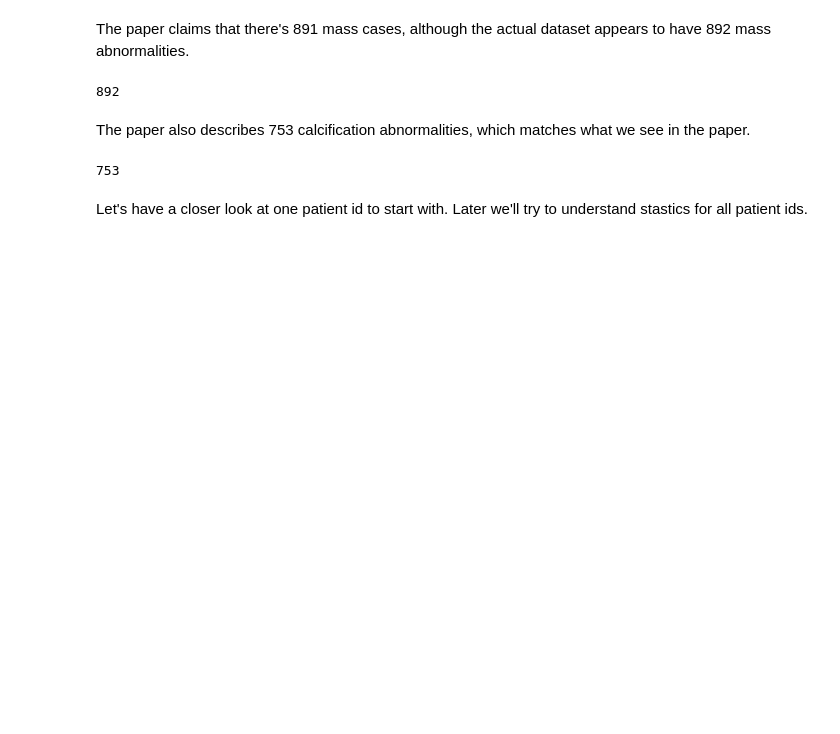
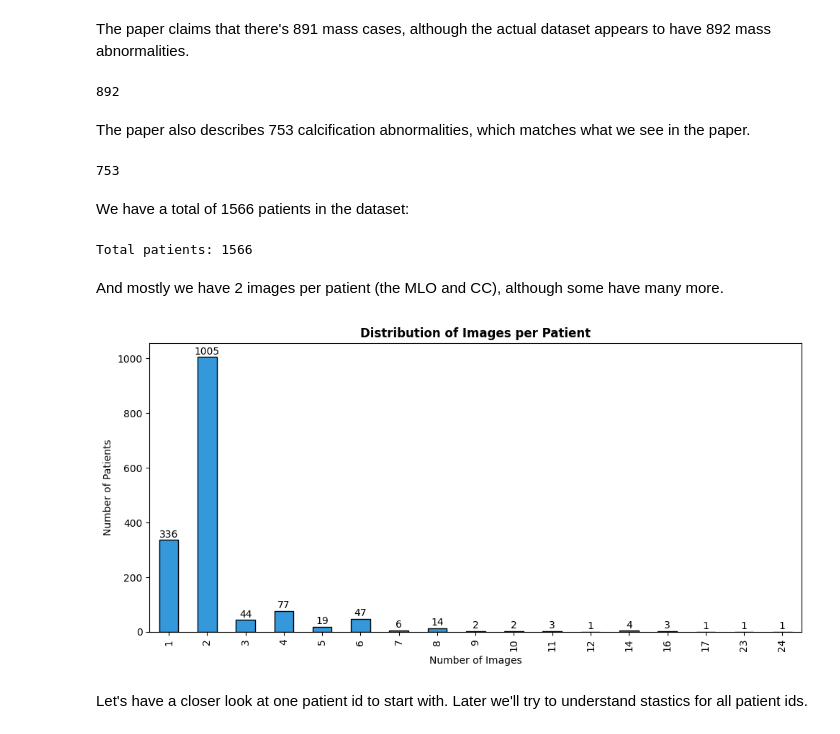
Before and after one commit to lextoumbourou/cm3070-final-project, a Jupyter notebook: notebooks/01-cbis-ddsm.ipynb, the cells around one changed output. Saved outputs shown, nothing was run; the diff lists cells and outputs as text; code cells hidden in the pictures; blank space fills up the shorter version.

```diff
--- a/notebooks/01-cbis-ddsm.ipynb
+++ b/notebooks/01-cbis-ddsm.ipynb
@@ -80,6 +82,27 @@ The paper also describes 753 calcification abnormalities, which matches what we
 len(all_df[all_df["abnormality type"] == "calcification"].patient_id.unique())
 # %% [output]
 753
+# %% [markdown]
+We have a total of 1566 patients in the dataset:
+# %%
+images_per_patient = all_df.groupby("patient_id").size()
+print(f"Total patients: {len(images_per_patient)}")
+# %% [output]
+Total patients: 1566
+# %% [markdown]
+And mostly we have 2 images per patient (the MLO and CC), although some have many more.
+# %%
+fig, ax = plt.subplots(figsize=(10, 5))
+images_per_patient.value_counts().sort_index().plot(kind='bar', ax=ax, color='#3498db', edgecolor='black')
+ax.set_title('Distribution of Images per Patient', fontsize=12, fontweight='bold')
+ax.set_xlabel('Number of Images')
+ax.set_ylabel('Number of Patients')
+for i, v in enumerate(images_per_patient.value_counts().sort_index().values):
+    ax.text(i, v + 2, str(v), ha='center', va='bottom')
+plt.tight_layout()
+plt.show()
+# %% [output]
+[figure, added]
 # %% [markdown]
 Let's have a closer look at one patient id to start with. Later we'll try to understand stastics for all patient ids.
 # %%
```
Also changed, not shown: parts of 61 cells of this notebook, 1 other file.
